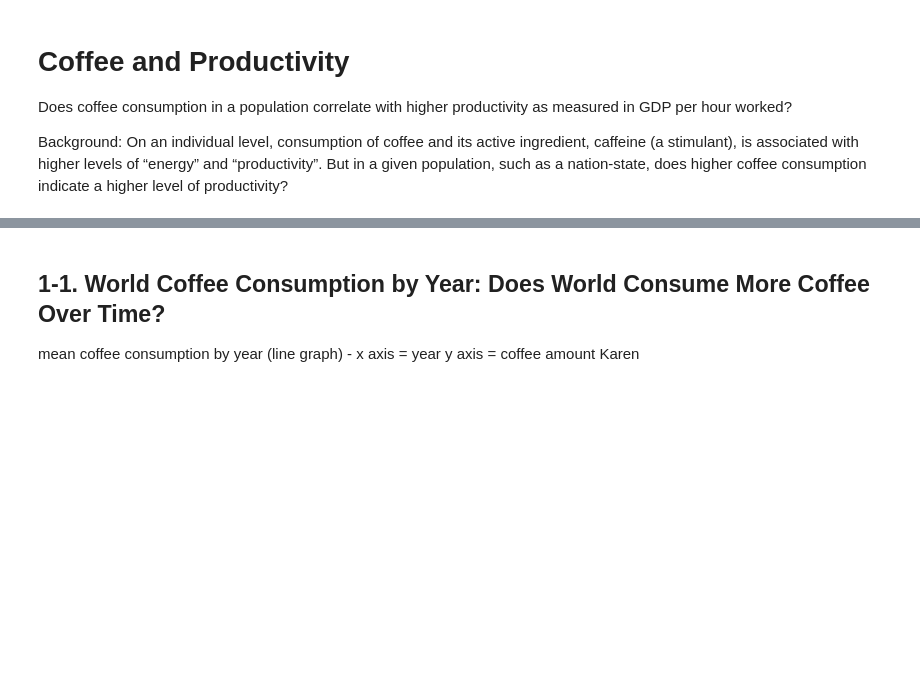
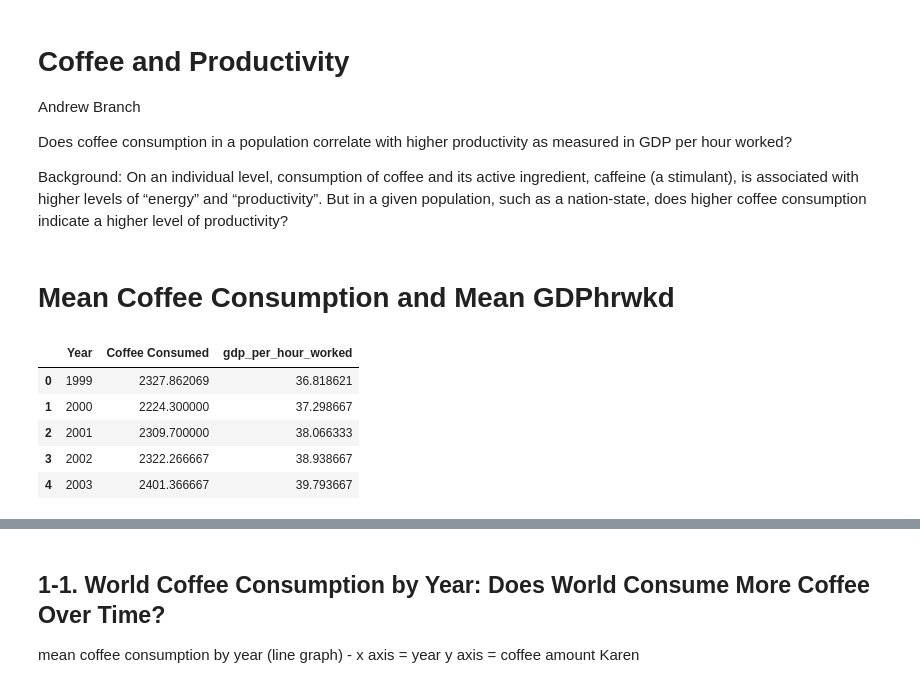
Before and after one commit to andrewboring/Confabulators_Project_1, a Jupyter notebook: project1_the-confabulators_starter.ipynb, the cells around one changed output, grey strips where cells are left out. Drawn from its saved outputs; the diff is of its cells as text; code cells hidden in the pictures; blank space fills up the shorter version.

```diff
--- a/project1_the-confabulators_starter.ipynb
+++ b/project1_the-confabulators_starter.ipynb
@@ -1,5 +1,7 @@
 # %% [markdown]
 # Coffee and Productivity
+
+Andrew Branch
 
 Does coffee consumption in a population correlate with higher productivity as measured in GDP per hour worked?
 
@@ -26 +29,18 @@ coffee_data = pd.read_csv(coffee_data_to_load)
 # plt.rcParams["figure.figsize"] = 16,9
+# %% [markdown]
+# Mean Coffee Consumption and Mean GDPhrwkd
+# %%
+# Trend: Mean coffee and mean gdphrwkd globally
+agg_mean_coffee = coffee_data.groupby(["Year"]).aggregate({'Coffee Consumed':'mean',
+                                                                          'gdp_per_hour_worked':'mean',
+                                                                          })
+
+coffee_df = agg_mean_coffee.reset_index()
+coffee_df.head()
+# %% [output]
+|  | Year | Coffee Consumed | gdp_per_hour_worked |
+| 0 | 1999 | 2327.862069 | 36.818621 |
+| 1 | 2000 | 2224.300000 | 37.298667 |
+| 2 | 2001 | 2309.700000 | 38.066333 |
+| 3 | 2002 | 2322.266667 | 38.938667 |
+| 4 | 2003 | 2401.366667 | 39.793667 |
```
Also changed, not shown: parts of 13 cells of this notebook, 1 other file.
